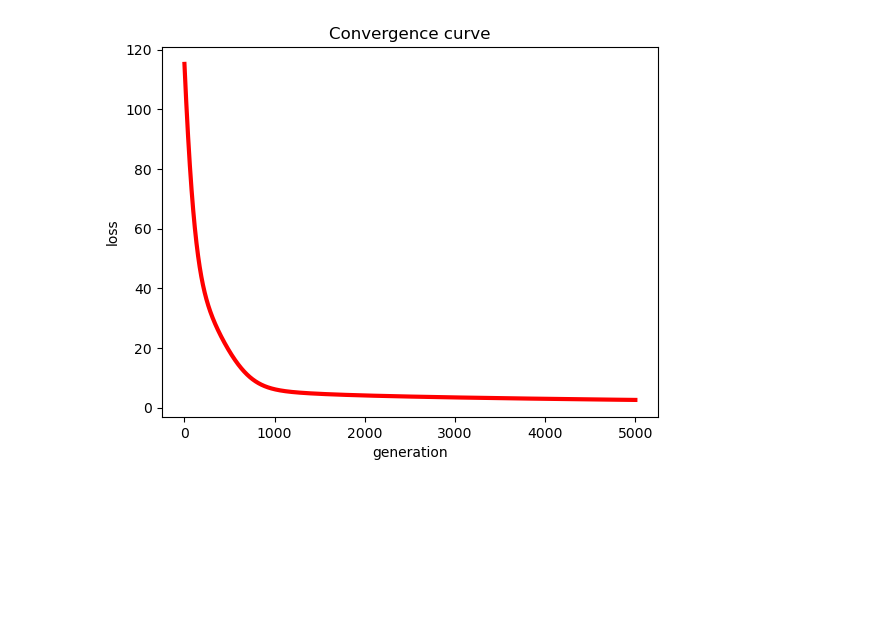
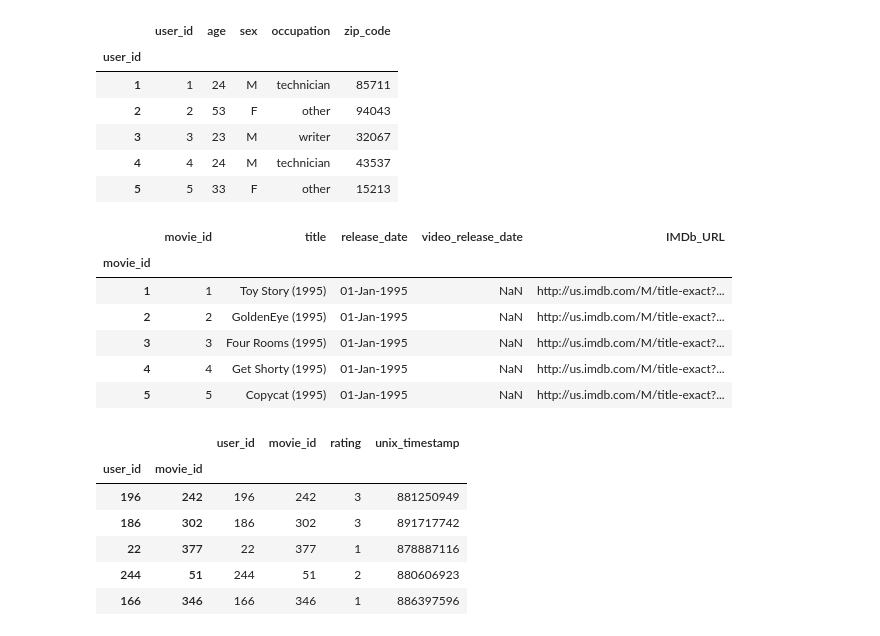
Before and after one commit to datasciencekun/starmie, a Jupyter notebook: recall/collaborative_filtering_demo.ipynb, the cells around one changed output. Saved outputs shown, nothing was run; the diff lists cells and outputs as text; code cells hidden in the pictures; blank space fills up the shorter version.

```diff
--- a/recall/collaborative_filtering_demo.ipynb
+++ b/recall/collaborative_filtering_demo.ipynb
@@ -70,12 +1,57 @@ MFでのスコア行列R_MFは：
-# %%
-#-------------損失関数の収束グラフです---------------
-
-n=len(error_result)
-x=range(n)
-plt.plot(x,error_result,color='r',linewidth=3)
-plt.title("Convergence curve")
-plt.xlabel("generation")
-plt.ylabel("loss")
-plt.show()  #左から右へと下降し収束していく曲線です
-# %% [output]
-[figure, removed]
+# %%
+import numpy as np
+from numba import jit
+import pandas as pd
+import matplotlib.pyplot as plt
+from sklearn.metrics import mean_absolute_error as MAE
+import os
+######################Parameter#################################
+topK = 20
+testRate = 0.2
+seed = 2
+##########################################################
+
+# All the data could be downloaded from: https://1drv.ms/f/s!Ao2ItRTtXaxehiA2DdroBpFMIqL_
+
+#フォルダ
+dataDir = '/Users/hayden/Documents/data'#フォルダ
+# %%
+#データを読み取る
+users = pd.read_table(dataDir+'/ml-100k/u.user',sep="|",names=['user_id','age','sex','occupation','zip_code'],encoding='latin-1',engine='python')
+ratings = pd.read_table(dataDir+'/ml-100k/u.data', sep='\t', names=['user_id', 'movie_id', 'rating', 'unix_timestamp'],encoding='latin-1',engine='python')
+movies = pd.read_table(dataDir+'/ml-100k/u.item',engine='python', sep='|',header=None,encoding='latin-1',names=['movie_id','title','release_date','video_release_date','IMDb_URL','unknown','Action','Adventure','Animation','Children','Comedy','Crime','Documentary','Drama','Fantasy','Film-Noir','Horror','Musical','Mystery','Romance','Sci-Fi','Thriller','War','Western'])
+movies = movies.iloc[:,:5]
+#インデックスの設定
+users = users.set_index(['user_id'],drop=False)
+movies = movies.set_index(['movie_id'],drop=False)
+ratings = ratings.set_index(['user_id','movie_id'],drop=False)
+# %%
+users.head()
+# %% [output]
+|  | user_id | age | sex | occupation | zip_code |
+| user_id |  |  |  |  |  |
+| 1 | 1 | 24 | M | technician | 85711 |
+| 2 | 2 | 53 | F | other | 94043 |
+| 3 | 3 | 23 | M | writer | 32067 |
+| 4 | 4 | 24 | M | technician | 43537 |
+| 5 | 5 | 33 | F | other | 15213 |
+# %%
+movies.head()
+# %% [output]
+|  | movie_id | title | release_date | video_release_date | IMDb_URL |
+| movie_id |  |  |  |  |  |
+| 1 | 1 | Toy Story (1995) | 01-Jan-1995 | NaN | http://us.imdb.com/M/title-exact?... |
+| 2 | 2 | GoldenEye (1995) | 01-Jan-1995 | NaN | http://us.imdb.com/M/title-exact?... |
+| 3 | 3 | Four Rooms (1995) | 01-Jan-1995 | NaN | http://us.imdb.com/M/title-exact?... |
+| 4 | 4 | Get Shorty (1995) | 01-Jan-1995 | NaN | http://us.imdb.com/M/title-exact?... |
+| 5 | 5 | Copycat (1995) | 01-Jan-1995 | NaN | http://us.imdb.com/M/title-exact?... |
+# %%
+ratings.head()
+# %% [output]
+|  |  | user_id | movie_id | rating | unix_timestamp |
+| user_id | movie_id |  |  |  |  |
+| 196 | 242 | 196 | 242 | 3 | 881250949 |
+| 186 | 302 | 186 | 302 | 3 | 891717742 |
+| 22 | 377 | 22 | 377 | 1 | 878887116 |
+| 244 | 51 | 244 | 51 | 2 | 880606923 |
+| 166 | 346 | 166 | 346 | 1 | 886397596 |
```
Also changed, not shown: parts of 11 cells of this notebook, 4 other files.
